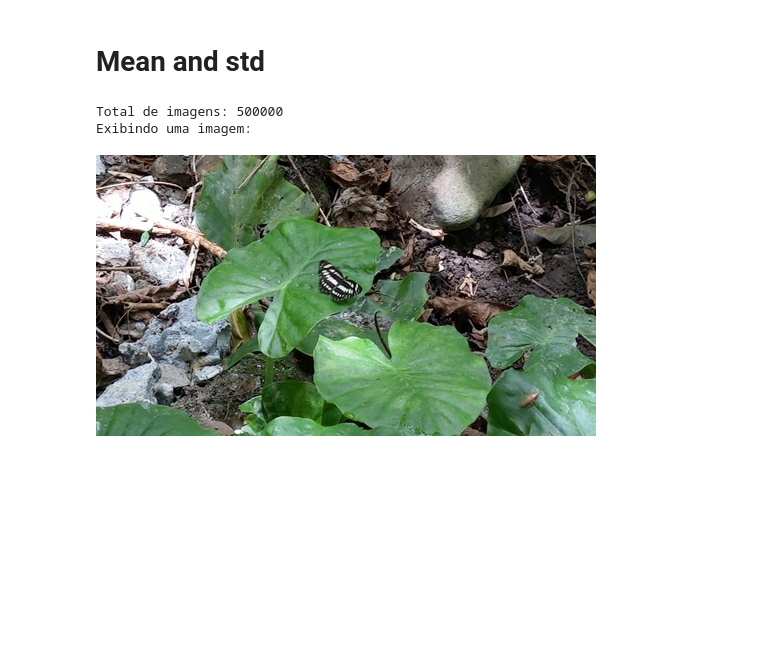
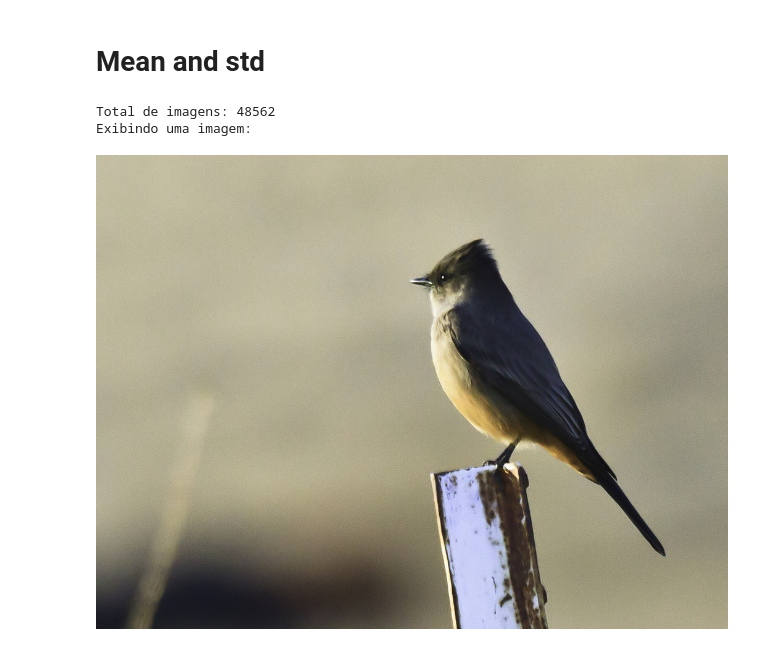
Before and after one commit to jose-roberto/INF492-TF, a Jupyter notebook: utils/mean/mean_std.ipynb, the cells around one changed output. Saved outputs shown, nothing was run; the diff lists cells and outputs as text; code cells hidden in the pictures; blank space fills up the shorter version.

Commit message:
refactoring | dataset change

```diff
--- a/utils/mean/mean_std.ipynb
+++ b/utils/mean/mean_std.ipynb
@@ -3,27 +3,27 @@
 # %%
 import numpy as np
 from PIL import Image
 import glob, os
 
-root_dir = './dataset/2021_train_mini/'
+root_dir = '/home/jroberto/INF492-TF/dataset/nabirds/versions/1/images'
 
 paths = []
 
 for current_path, subdirs, files in os.walk(root_dir):
     for filename in files:
         if filename.lower().endswith('.jpg'):
             full_path = os.path.join(current_path, filename)
             paths.append(full_path)
 
 print(f"Total de imagens: {len(paths)}")
 
 print("Exibindo uma imagem:")
 img = Image.open(paths[0])
 img.show()
 # %% [output]
-Total de imagens: 500000
+Total de imagens: 48562
 Exibindo uma imagem:
-[figure, old version]
+[figure, new version]
 # %%
 sum_rgb = np.zeros(3, dtype=np.float64)
 sum_sq  = np.zeros(3, dtype=np.float64)
```
Also changed, not shown: 8 other files.
